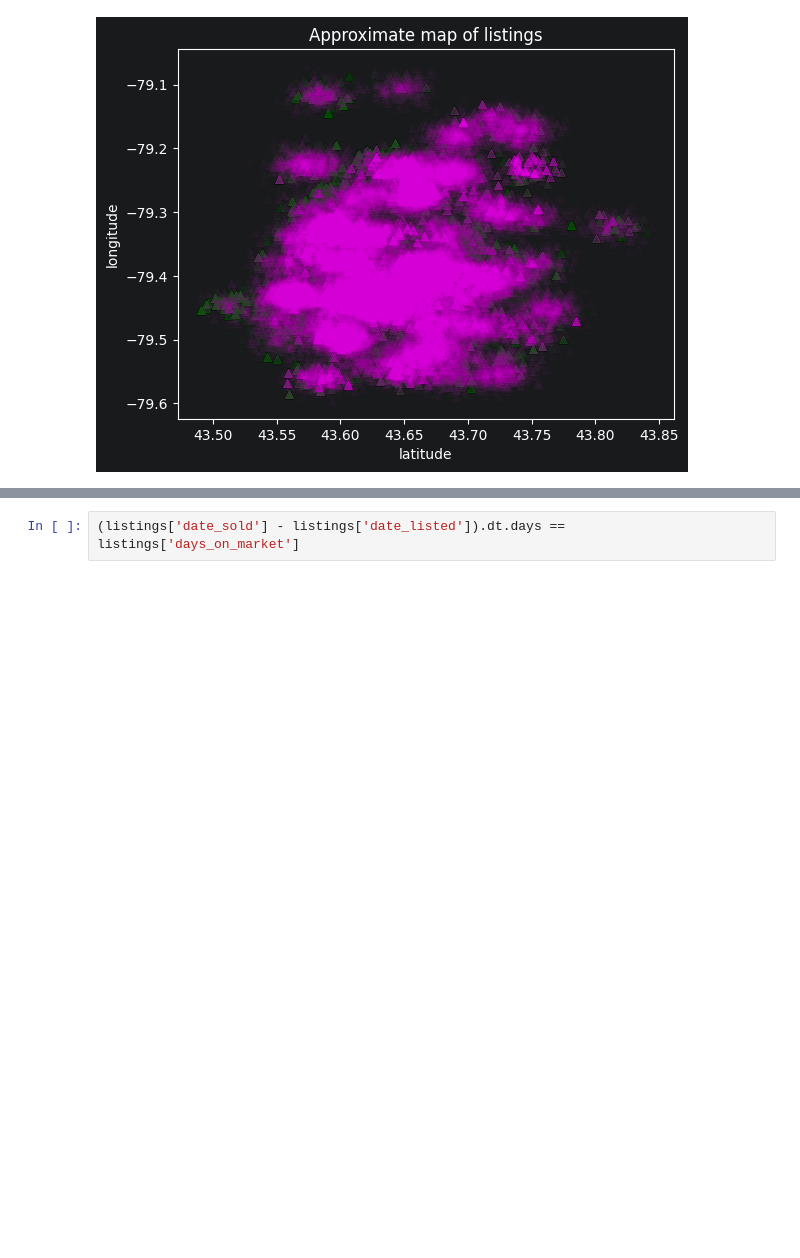
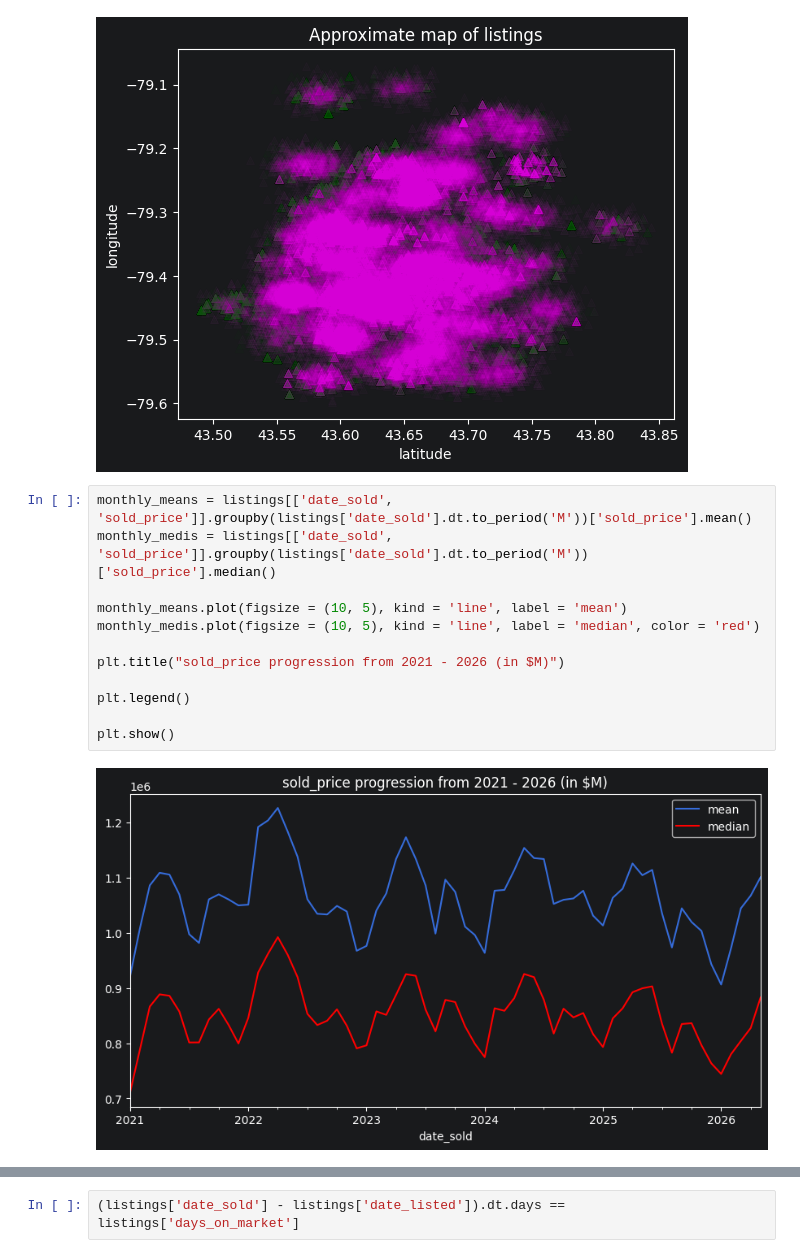
Before and after one commit to LucasWHJ/SSU-Data-Dash-2026-Toronto-Home-Price-Prediction-Challenge, a Jupyter notebook: notebooks/01_eda.ipynb, the cells around one changed output, grey strips where cells are left out. Drawn from its saved outputs; the diff is of its cells as text; blank space fills up the shorter version.

```diff
--- a/notebooks/01_eda.ipynb
+++ b/notebooks/01_eda.ipynb
@@ -143,4 +143,18 @@ plt.ylabel('longitude')
 plt.show()
 # %% [output]
 [figure]
+# %%
+monthly_means = listings[['date_sold', 'sold_price']].groupby(listings['date_sold'].dt.to_period('M'))['sold_price'].mean()
+monthly_medis = listings[['date_sold', 'sold_price']].groupby(listings['date_sold'].dt.to_period('M'))['sold_price'].median()
+
+monthly_means.plot(figsize = (10, 5), kind = 'line', label = 'mean')
+monthly_medis.plot(figsize = (10, 5), kind = 'line', label = 'median', color = 'red')
+
+plt.title("sold_price progression from 2021 - 2026 (in $M)")
+
+plt.legend()
+
+plt.show()
+# %% [output]
+[figure, added]
 # %%
```
Also changed, not shown: parts of 2 cells of this notebook.
